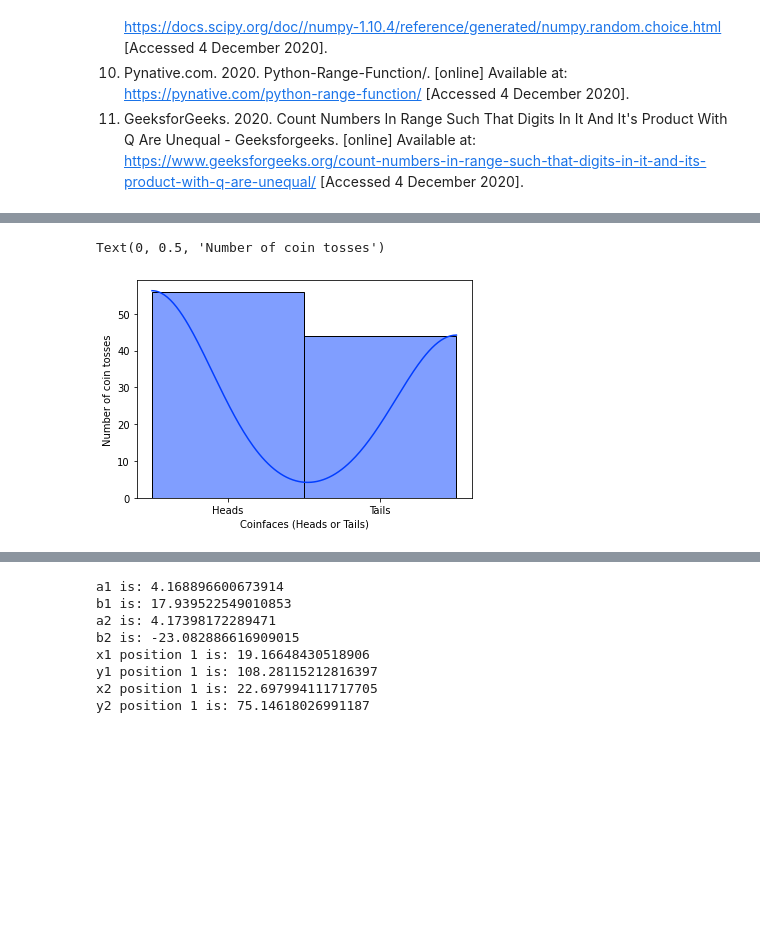
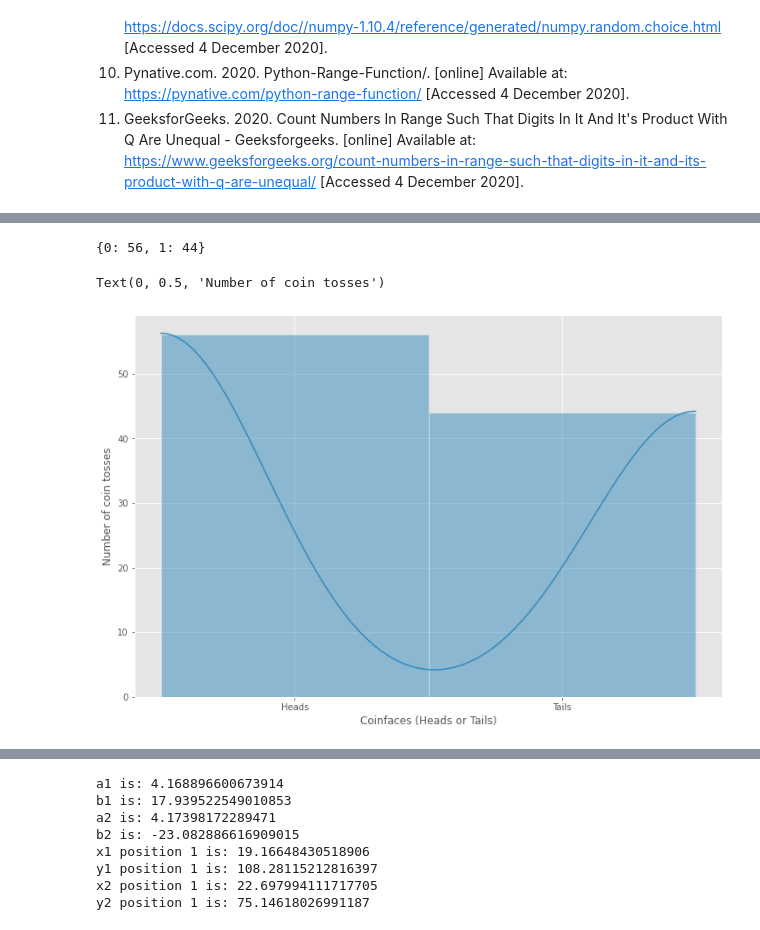
Before and after one commit to Keitho08/Fundamentals_2020, a Jupyter notebook: KeithBrazill_FundamentalsTasks_2020.ipynb, the cells around one changed output, grey strips where cells are left out. Saved outputs shown, nothing was run; the diff lists cells and outputs as text; code cells hidden in the pictures; blank space fills up the shorter version.

Commit message:
General clean up of notebook, added markdown cells, updated references throughout, 50% completion task 4, 85% complete overall

```diff
--- a/KeithBrazill_FundamentalsTasks_2020.ipynb
+++ b/KeithBrazill_FundamentalsTasks_2020.ipynb
@@ -187,23 +185,34 @@ code.
 # %%
-import numpy as np
+import numpy as np # numpy is imported as np
 from numpy import random as rd # we will use the random function explained above with the binomial function
 import matplotlib.pyplot as plt # import matplotlib as plt, seaborn is build on top of this
 import seaborn as sns # imports seaborn library as sns used for displaying plots to user format
+plt.style.use("ggplot") # A nicer style to use for plots
+plt.rcParams["figure.figsize"] = (12,8) #sets the plots size, bigger than default notebook and better presented.
 
-np.random.seed(2) # sets the seed to 2
+np.random.seed(2) # sets the seed to 2 so we can re-generate same results each time, useful for analysis.
+flip = rd.binomial(n=1, p=0.5, size=100)
+# we define the flip function and input values for parameters above, n=1 as the number of outcomes is 2 (0 + 1),
+# p = 0.5 as probability is 50%, size is number of flips (100)
+unique, counts = np.unique(flip, return_counts=True)
+# numpy unique returns the sorted unique elements of an array
+print(dict(zip(unique, counts)))
+# dict(zip) converts two lists to a dictionary, for each value we combine the individual values with count and print out
+# 0 = heads, 1 = tails
 
-flip = rd.binomial(n=1, p=0.5, size=100) # we define the flip function and input values for parameters above, p = 0.5 as probability is 50%
-
-
-flipplot = sns.histplot(flip, kde=True, binwidth=0.5) # generates a histogram of results for <0.5 and >0.5.
+flipplot = sns.histplot(flip, kde=True, binwidth=0.5)
+# generates a histogram of results for <0.5 and >0.5. We want a kde to show the curve
+# setting binwitdh to 0.5 allows a clear demarcation between results.
 plt.setp(flipplot,xticks=[0.25,0.75])
-flipplot.set(xticklabels=["Heads", "Tails"])
-plt.xlabel("Coinfaces (Heads or Tails)")
-plt.ylabel("Number of coin tosses")
+# We want the x ticks in these positions as they are centred in the histograms, user preference
+flipplot.set(xticklabels=["Heads", "Tails"]) # We label the 0 results as heads and 1 results as tails on the x-axis
+plt.xlabel("Coinfaces (Heads or Tails)") # plots labels to x axis
+plt.ylabel("Number of coin tosses") # plots labels to y axis
 
 # kernel density estimate (kde) is required to demonstrate bell shaped curve,
 # we set binwidth to 0.5 to ensure the ranges in the histogram are correctly identified.
 # i.e 0-0.5 = heads, 0.5-1.0 = Tails
 # %% [output]
-Text(0, 0.5, 'Number of coin tosses')
+{0: 56, 1: 44}
+Text(0, 0.5, 'Number of coin tosses')
-[figure, old version]
+[figure, new version]
```
Also changed, not shown: parts of 25 cells of this notebook.
